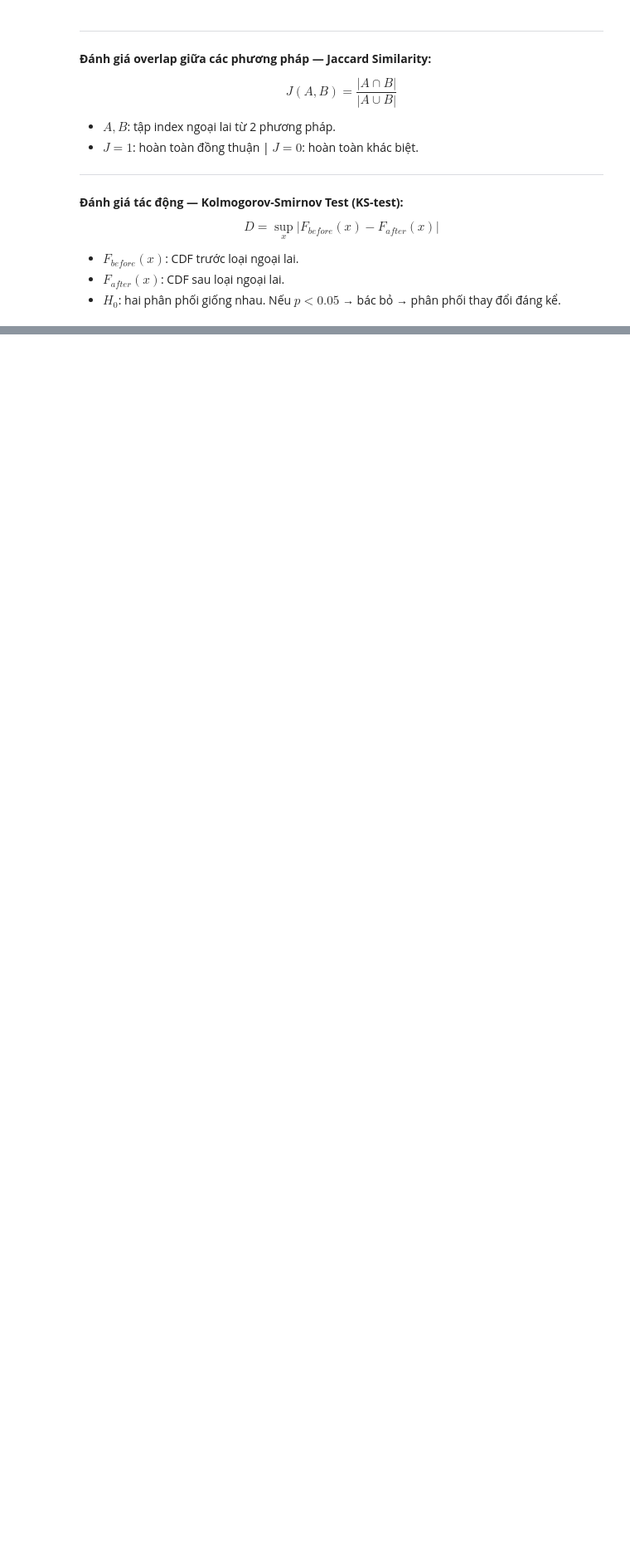
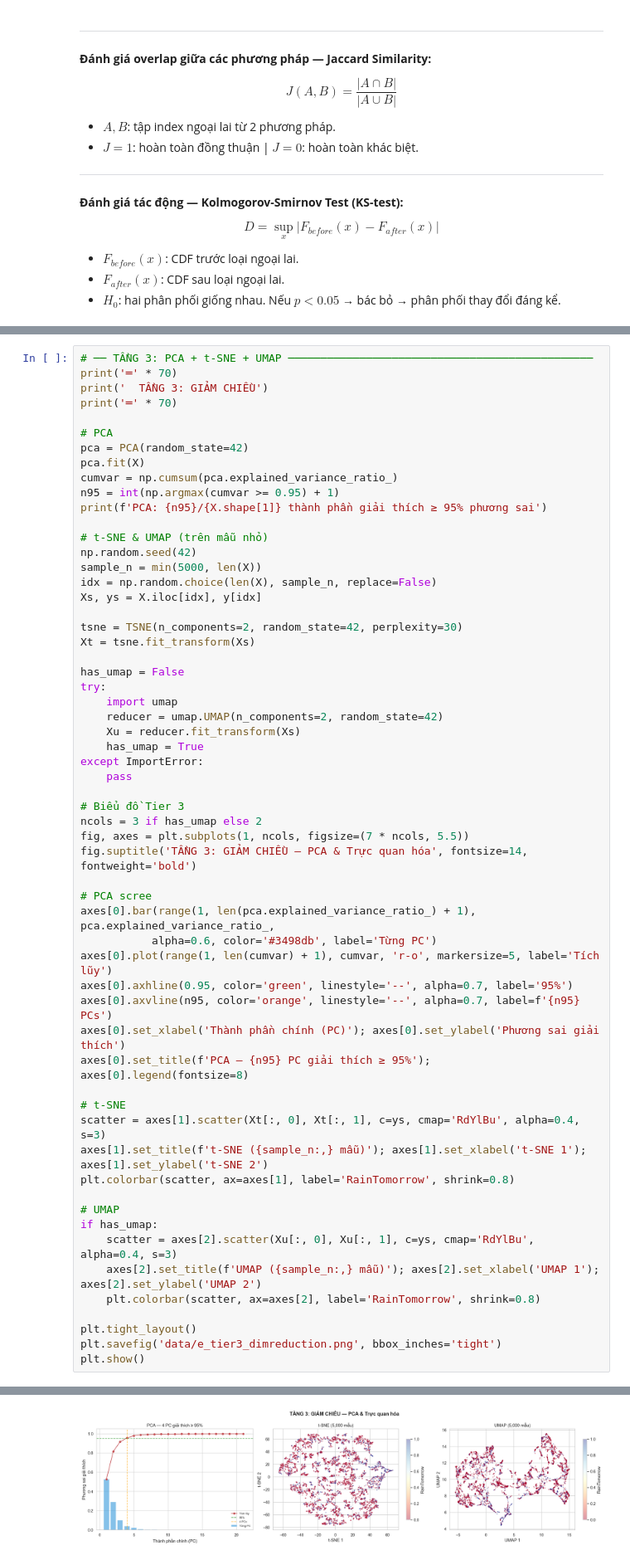
Before and after one commit to LeMinhNhat2901/DataMining_Preprocessing, a Jupyter notebook: 04_preprocessing_tabular.ipynb, the cells around one changed output, grey strips where cells are left out. Shown at 83% size. Drawn from its saved outputs; the diff is of its cells as text; blank space fills up the shorter version.

```diff
--- a/04_preprocessing_tabular.ipynb
+++ b/04_preprocessing_tabular.ipynb
@@ -760,0 +1262,60 @@ WindGustSpeed            0.0718       0.000000   Khác biệt (p<0.05)
+# %%
+# ── TẦNG 3: PCA + t-SNE + UMAP ───────────────────────────────────────────────
+print('═' * 70)
+print('  TẦNG 3: GIẢM CHIỀU')
+print('═' * 70)
+
+# PCA
+pca = PCA(random_state=42)
+pca.fit(X)
+cumvar = np.cumsum(pca.explained_variance_ratio_)
+n95 = int(np.argmax(cumvar >= 0.95) + 1)
+print(f'PCA: {n95}/{X.shape[1]} thành phần giải thích ≥ 95% phương sai')
+
+# t-SNE & UMAP (trên mẫu nhỏ)
+np.random.seed(42)
+sample_n = min(5000, len(X))
+idx = np.random.choice(len(X), sample_n, replace=False)
+Xs, ys = X.iloc[idx], y[idx]
+
+tsne = TSNE(n_components=2, random_state=42, perplexity=30)
+Xt = tsne.fit_transform(Xs)
+
+has_umap = False
+try:
+    import umap
+    reducer = umap.UMAP(n_components=2, random_state=42)
+    Xu = reducer.fit_transform(Xs)
+    has_umap = True
+except ImportError:
+    pass
+
+# Biểu đồ Tier 3
+ncols = 3 if has_umap else 2
+fig, axes = plt.subplots(1, ncols, figsize=(7 * ncols, 5.5))
+fig.suptitle('TẦNG 3: GIẢM CHIỀU — PCA & Trực quan hóa', fontsize=14, fontweight='bold')
+
+# PCA scree
+axes[0].bar(range(1, len(pca.explained_variance_ratio_) + 1), pca.explained_variance_ratio_,
+           alpha=0.6, color='#3498db', label='Từng PC')
+axes[0].plot(range(1, len(cumvar) + 1), cumvar, 'r-o', markersize=5, label='Tích lũy')
+axes[0].axhline(0.95, color='green', linestyle='--', alpha=0.7, label='95%')
+axes[0].axvline(n95, color='orange', linestyle='--', alpha=0.7, label=f'{n95} PCs')
+axes[0].set_xlabel('Thành phần chính (PC)'); axes[0].set_ylabel('Phương sai giải thích')
+axes[0].set_title(f'PCA — {n95} PC giải thích ≥ 95%'); axes[0].legend(fontsize=8)
+
+# t-SNE
+scatter = axes[1].scatter(Xt[:, 0], Xt[:, 1], c=ys, cmap='RdYlBu', alpha=0.4, s=3)
+axes[1].set_title(f't-SNE ({sample_n:,} mẫu)'); axes[1].set_xlabel('t-SNE 1'); axes[1].set_ylabel('t-SNE 2')
+plt.colorbar(scatter, ax=axes[1], label='RainTomorrow', shrink=0.8)
+
+# UMAP
+if has_umap:
+    scatter = axes[2].scatter(Xu[:, 0], Xu[:, 1], c=ys, cmap='RdYlBu', alpha=0.4, s=3)
+    axes[2].set_title(f'UMAP ({sample_n:,} mẫu)'); axes[2].set_xlabel('UMAP 1'); axes[2].set_ylabel('UMAP 2')
+    plt.colorbar(scatter, ax=axes[2], label='RainTomorrow', shrink=0.8)
+
+plt.tight_layout()
+plt.savefig('data/e_tier3_dimreduction.png', bbox_inches='tight')
+plt.show()
+# %% [output]
@@ -760,0 +1326 @@ WindGustSpeed            0.0718       0.000000   Khác biệt (p<0.05)
+[figure, added]
```
Also changed, not shown: parts of 22 cells of this notebook.
